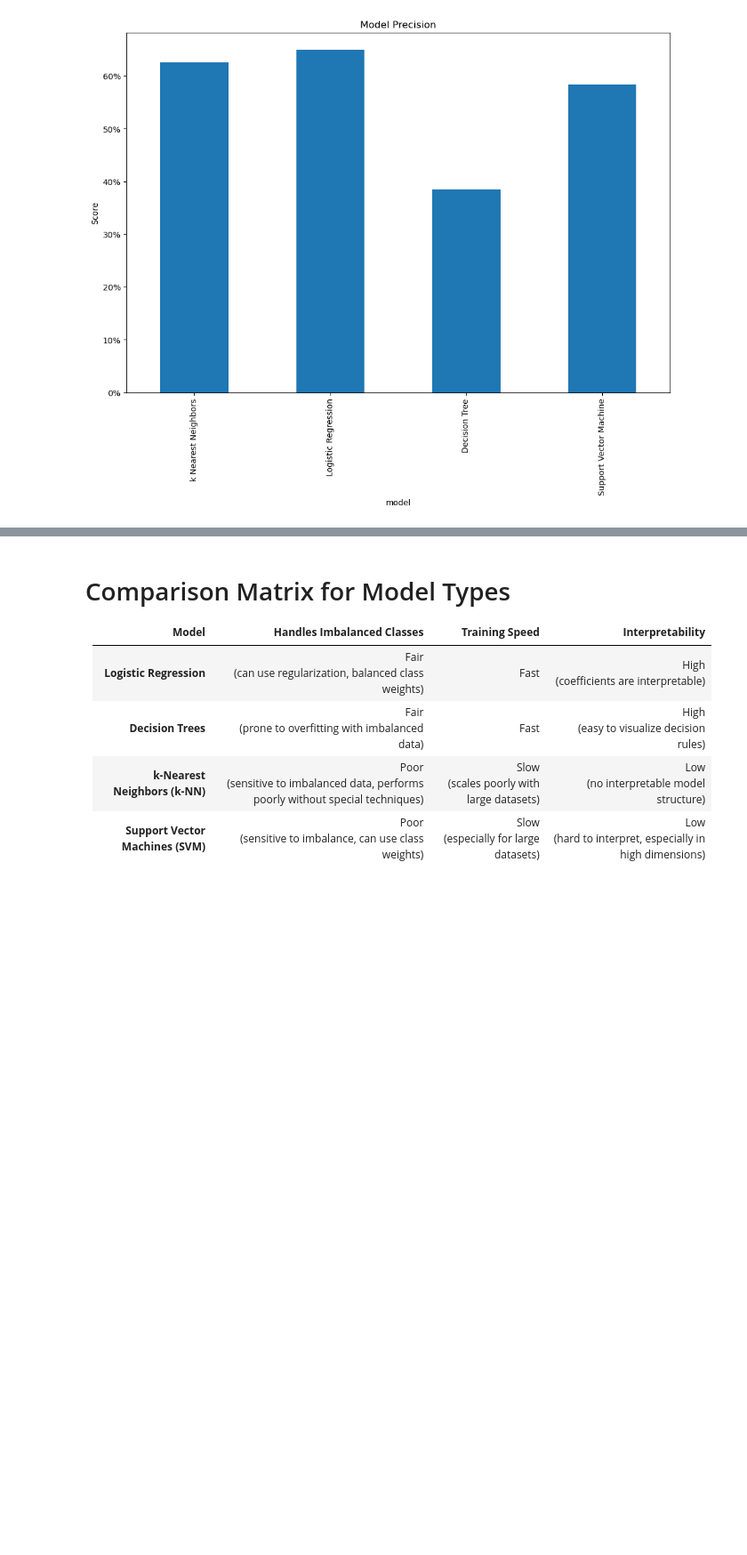
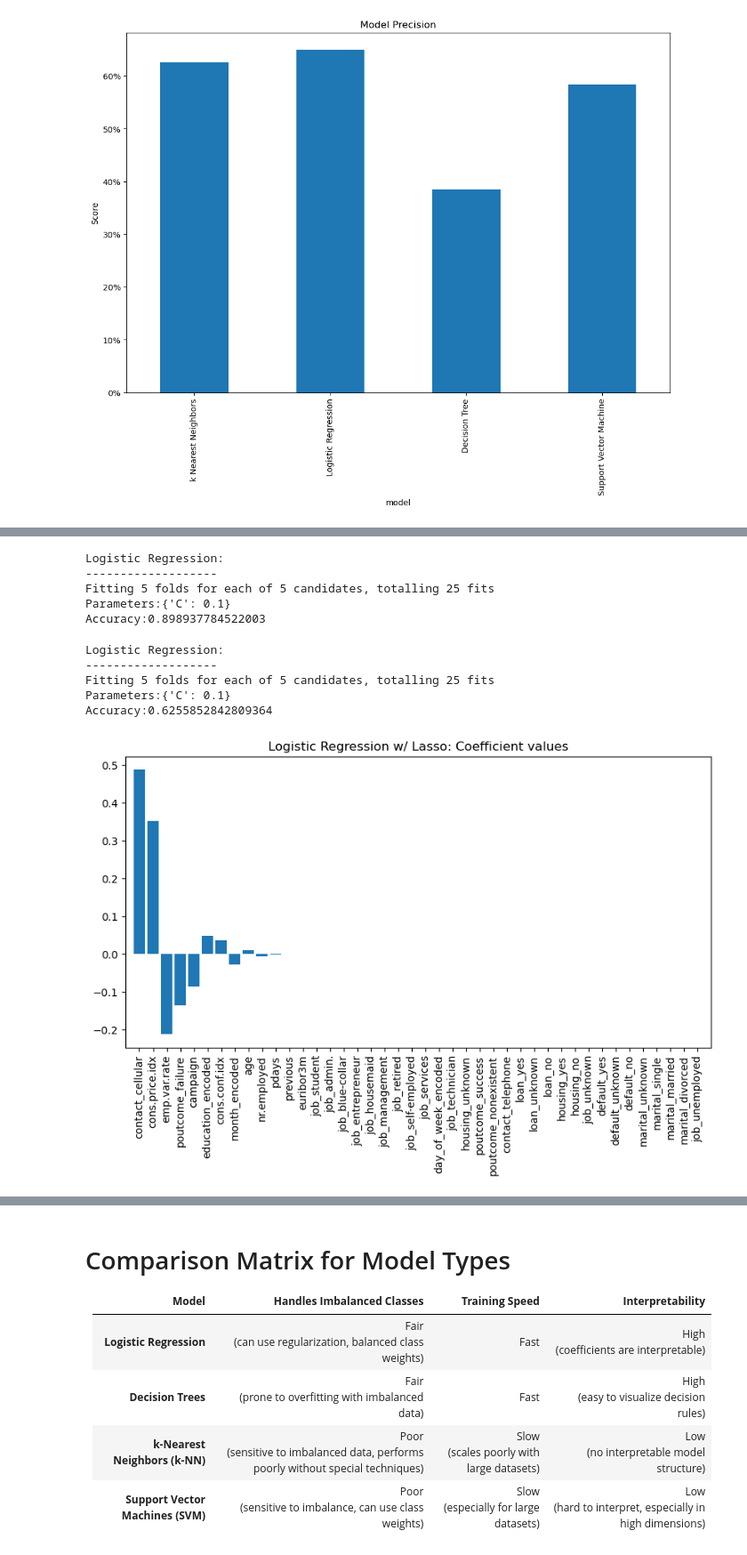
Before and after one commit to johnprg/BankData, a Jupyter notebook: try_it_17.1.ipynb, the cells around one changed output, grey strips where cells are left out. Shown at 89% size. Drawn from its saved outputs; the diff is of its cells as text; code cells hidden in the pictures; blank space fills up the shorter version.

```diff
--- a/try_it_17.1.ipynb
+++ b/try_it_17.1.ipynb
@@ -895,0 +849,37 @@ show_svm(svm_model, X, 'Support Vector Machine')
+# %%
+# rerun the logistic regression search with the scoring set to 'precision' and lasso regularization
+
+def lgr_search_lasso(X_train, y_train, verbose=False, scoring='accuracy'):
+    if (verbose) :
+        print('\nLogistic Regression:\n-------------------')
+
+    lgr = LogisticRegression(max_iter=10000, penalty='l1', solver='liblinear')
+
+    lgr_params = {'C': [0.01, 0.1, 1, 10, 100]}
+    lgr_grid = GridSearchCV(lgr, lgr_params, cv=5, n_jobs=-1, verbose=verbose, scoring=scoring)
+
+    lgr_grid.fit(X_train, y_train)
+
+    if (verbose) :
+        # print the best hyperparameters
+        print(f'Parameters:{lgr_grid.best_params_}')
+        print(f'Accuracy:{lgr_grid.best_score_}')
+
+    return lgr_grid.best_estimator_
+# %% [output]
+Logistic Regression:
+-------------------
+Fitting 5 folds for each of 5 candidates, totalling 25 fits
+Parameters:{'C': 0.1}
+Accuracy:0.898937784522003
+# %%
+
+lgr_model = lgr_search_lasso(X_train, y_train, True, 'precision')
+show_coefficients(lgr_model, X, 'Logistic Regression w/ Lasso')
+# %% [output]
+Logistic Regression:
+-------------------
+Fitting 5 folds for each of 5 candidates, totalling 25 fits
+Parameters:{'C': 0.1}
+Accuracy:0.6255852842809364
+[figure, added]
```
Also changed, not shown: parts of 9 cells of this notebook.
